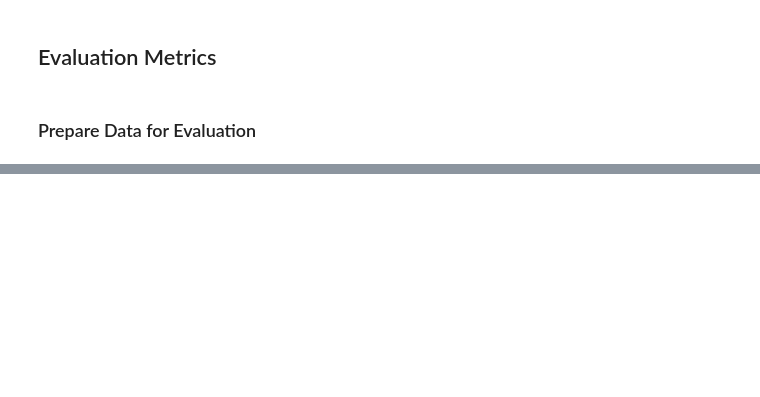
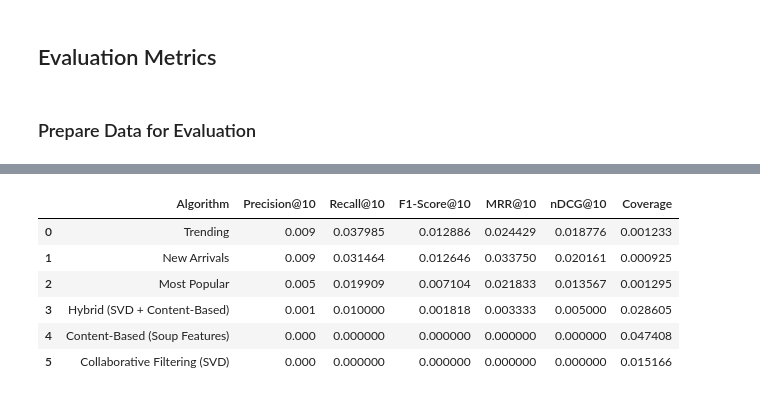
Before and after one commit to bilalimamoglu/simple_recommendation_system, a Jupyter notebook: notebooks/modeling.ipynb, the cells around one changed output, grey strips where cells are left out. Cells and saved outputs as stored; diff of their text form; code cells hidden in the pictures; blank space fills up the shorter version.

```diff
--- a/notebooks/modeling.ipynb
+++ b/notebooks/modeling.ipynb
@@ -221,14 +256,17 @@ test_data = interactions_sorted[interactions_sorted['COLLECTOR_TSTAMP'] > cutoff
 # %%
-from surprise import Dataset, Reader, SVD, accuracy
-
 # Prepare the data
 reader = Reader(rating_scale=(0.5, 3))
-train_dataset = Dataset.load_from_df(train_data[['BE_ID', 'TITLE_ID', 'RATING']], reader)
+train_dataset = Dataset.load_from_df(train_data_sampled[['BE_ID', 'TITLE_ID', 'RATING']], reader)
 trainset = train_dataset.build_full_trainset()
 
 # Prepare testset
-testset = list(zip(test_data['BE_ID'], test_data['TITLE_ID'], test_data['RATING']))
+testset = list(zip(test_data_cf['BE_ID'], test_data_cf['TITLE_ID'], test_data_cf['RATING']))
 # %%
 # Initialize and train the SVD algorithm
-algo = SVD(random_state=42)
-algo.fit(trainset)
+algo_svd = SVD(random_state=42)
+algo_svd.fit(trainset)
+
+# Test the algorithm
+predictions = algo_svd.test(testset)
+rmse = accuracy.rmse(predictions)
+print(f"Test RMSE: {rmse:.4f}")
@@ -235,5 +275,0 @@ algo.fit(trainset)
-# %%
-# Test the algorithm
-predictions = algo.test(testset)
-rmse = accuracy.rmse(predictions)
-print(f"Test RMSE: {rmse:.4f}")
@@ -388,11 +657,53 @@ def evaluate_svd(algorithm_name):
 # %%
-# Evaluate Content-Based Filtering using Soup Features
-evaluate_algorithm(cosine_sim_tfidf, "Content-Based (Soup Features-TFIDF)")
+# Evaluate Algorithms
+results = []
 
-evaluate_algorithm(cosine_sim_svd, "Content-Based (Soup Features-SVD)")
+# Content-Based (Soup Features)
+result = evaluate_algorithm_with_metrics(
+    lambda user_id: get_content_based_recommendations(user_id, n=10),
+    "Content-Based (Soup Features)"
+)
+results.append(result)
 
-# Evaluate Content-Based Filtering using Separate Features
-evaluate_algorithm(cosine_sim_separate, "Content-Based (Separate Features)")
+# Collaborative Filtering (SVD)
+result = evaluate_algorithm_with_metrics(
+    get_svd_recommendations,
+    "Collaborative Filtering (SVD)"
+)
+results.append(result)
 
-# Evaluate Collaborative Filtering
-evaluate_svd("Collaborative Filtering (SVD)")
+# Hybrid Model
+result = evaluate_algorithm_with_metrics(
+    get_hybrid_recommendations,
+    "Hybrid (SVD + Content-Based)"
+)
+results.append(result)
+
+# Most Popular
+result = evaluate_algorithm_with_metrics(
+    get_most_popular_recommendations,
+    "Most Popular"
+)
+results.append(result)
+
+# New Arrivals
+result = evaluate_algorithm_with_metrics(
+    get_new_arrivals_recommendations,
+    "New Arrivals"
+)
+results.append(result)
+
+# Trending
+result = evaluate_algorithm_with_metrics(
+    get_trending_recommendations,
+    "Trending"
+)
+results.append(result)
+
+# Display Results
+results_df = pd.DataFrame(results)
+results_df.sort_values('F1-Score@10', ascending=False, inplace=True)
+results_df.reset_index(drop=True, inplace=True)
+print("Ranking of Algorithms:")
+display(results_df)
+# %% [output]
@@ -399 +755,8 @@ evaluate_svd("Collaborative Filtering (SVD)")
+|  | Algorithm | Precision@10 | Recall@10 | F1-Score@10 | MRR@10 | nDCG@10 | Coverage |
+| 0 | Trending | 0.009 | 0.037985 | 0.012886 | 0.024429 | 0.018776 | 0.001233 |
+| 1 | New Arrivals | 0.009 | 0.031464 | 0.012646 | 0.033750 | 0.020161 | 0.000925 |
+| 2 | Most Popular | 0.005 | 0.019909 | 0.007104 | 0.021833 | 0.013567 | 0.001295 |
+| 3 | Hybrid (SVD + Content-Based) | 0.001 | 0.010000 | 0.001818 | 0.003333 | 0.005000 | 0.028605 |
+| 4 | Content-Based (Soup Features) | 0.000 | 0.000000 | 0.000000 | 0.000000 | 0.000000 | 0.047408 |
+| 5 | Collaborative Filtering (SVD) | 0.000 | 0.000000 | 0.000000 | 0.000000 | 0.000000 | 0.015166 |
 # %%
```
Also changed, not shown: parts of 28 cells of this notebook, 1 other file.
